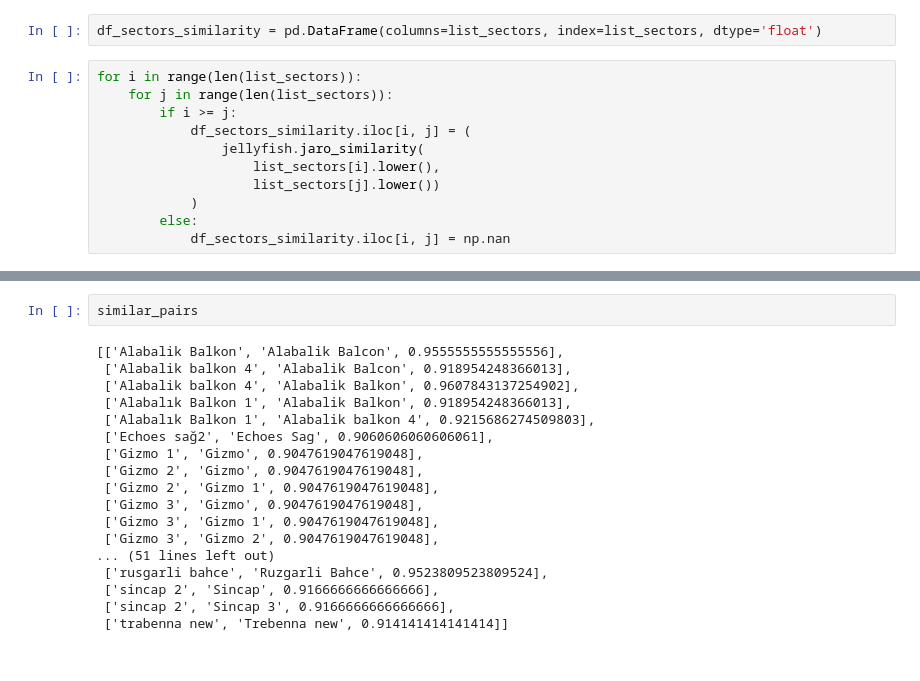
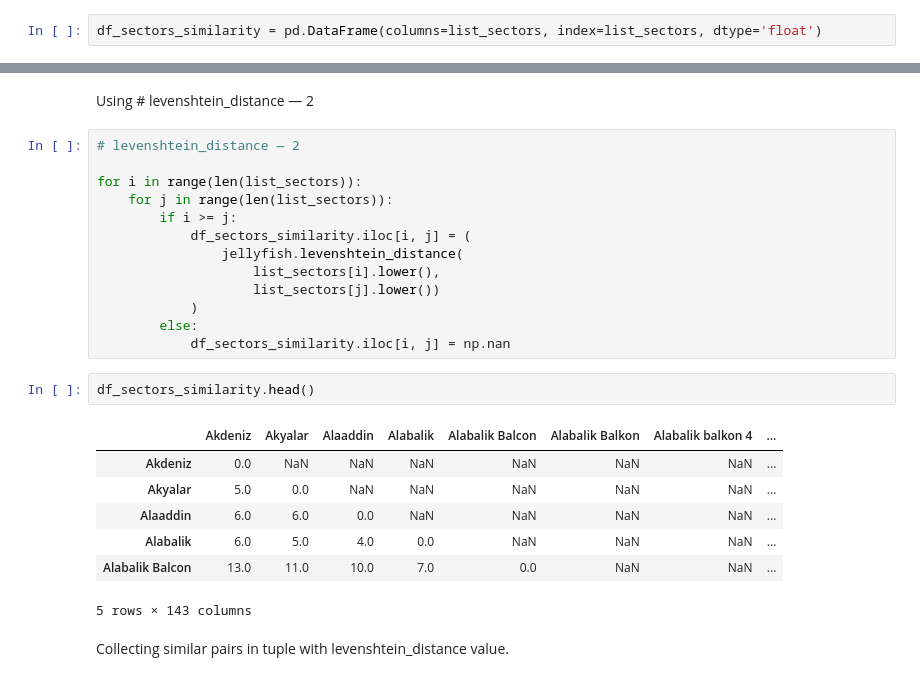
Before and after one commit to virda7/8anu_scrape, a Jupyter notebook: 8anu_data_cleaning.ipynb, the cells around one changed output, grey strips where cells are left out. Cells and saved outputs as stored; diff of their text form.

```diff
--- a/8anu_data_cleaning.ipynb
+++ b/8anu_data_cleaning.ipynb
@@ -24,13 +32,2 @@ list_sectors[:5]
 # %%
 df_sectors_similarity = pd.DataFrame(columns=list_sectors, index=list_sectors, dtype='float')
-# %%
-for i in range(len(list_sectors)):
-    for j in range(len(list_sectors)):
-        if i >= j:
-            df_sectors_similarity.iloc[i, j] = (
-                jellyfish.jaro_similarity(
-                    list_sectors[i].lower(),
-                    list_sectors[j].lower())
-            )
-        else:
-            df_sectors_similarity.iloc[i, j] = np.nan
@@ -64,20 +34,27 @@ similar_pairs = [
-# %%
-similar_pairs
-# %% [output]
-[['Alabalik Balkon', 'Alabalik Balcon', 0.9555555555555556],
- ['Alabalik balkon 4', 'Alabalik Balcon', 0.918954248366013],
- ['Alabalik balkon 4', 'Alabalik Balkon', 0.9607843137254902],
- ['Alabalık Balkon 1', 'Alabalik Balkon', 0.918954248366013],
- ['Alabalık Balkon 1', 'Alabalik balkon 4', 0.9215686274509803],
- ['Echoes sağ2', 'Echoes Sag', 0.9060606060606061],
- ['Gizmo 1', 'Gizmo', 0.9047619047619048],
- ['Gizmo 2', 'Gizmo', 0.9047619047619048],
- ['Gizmo 2', 'Gizmo 1', 0.9047619047619048],
- ['Gizmo 3', 'Gizmo', 0.9047619047619048],
- ['Gizmo 3', 'Gizmo 1', 0.9047619047619048],
- ['Gizmo 3', 'Gizmo 2', 0.9047619047619048],
-... (51 lines left out)
- ['rusgarli bahce', 'Ruzgarli Bahce', 0.9523809523809524],
- ['sincap 2', 'Sincap', 0.9166666666666666],
- ['sincap 2', 'Sincap 3', 0.9166666666666666],
- ['trabenna new', 'Trebenna new', 0.914141414141414]]
+# %% [markdown]
+Using # levenshtein_distance — 2
+# %%
+# levenshtein_distance — 2
+
+for i in range(len(list_sectors)):
+    for j in range(len(list_sectors)):
+        if i >= j:
+            df_sectors_similarity.iloc[i, j] = (
+                jellyfish.levenshtein_distance(
+                    list_sectors[i].lower(),
+                    list_sectors[j].lower())
+            )
+        else:
+            df_sectors_similarity.iloc[i, j] = np.nan
+# %%
+df_sectors_similarity.head()
+# %% [output]
+|  | Akdeniz | Akyalar | Alaaddin | Alabalik | Alabalik Balcon | Alabalik Balkon | Alabalik balkon 4 | ... |
+| Akdeniz | 0.0 | NaN | NaN | NaN | NaN | NaN | NaN | ... |
+| Akyalar | 5.0 | 0.0 | NaN | NaN | NaN | NaN | NaN | ... |
+| Alaaddin | 6.0 | 6.0 | 0.0 | NaN | NaN | NaN | NaN | ... |
+| Alabalik | 6.0 | 5.0 | 4.0 | 0.0 | NaN | NaN | NaN | ... |
+| Alabalik Balcon | 13.0 | 11.0 | 10.0 | 7.0 | 0.0 | NaN | NaN | ... |
+5 rows × 143 columns
+# %% [markdown]
+Collecting similar pairs in tuple with levenshtein_distance value.
```
Also changed, not shown: parts of 33 cells of this notebook.
